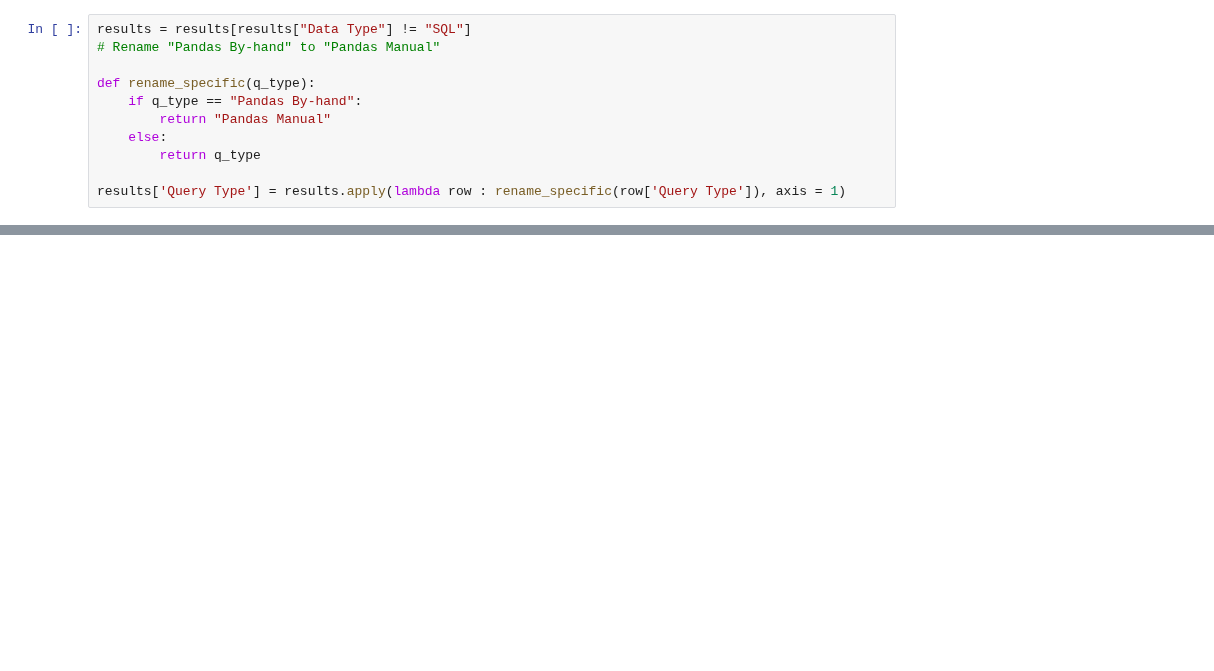
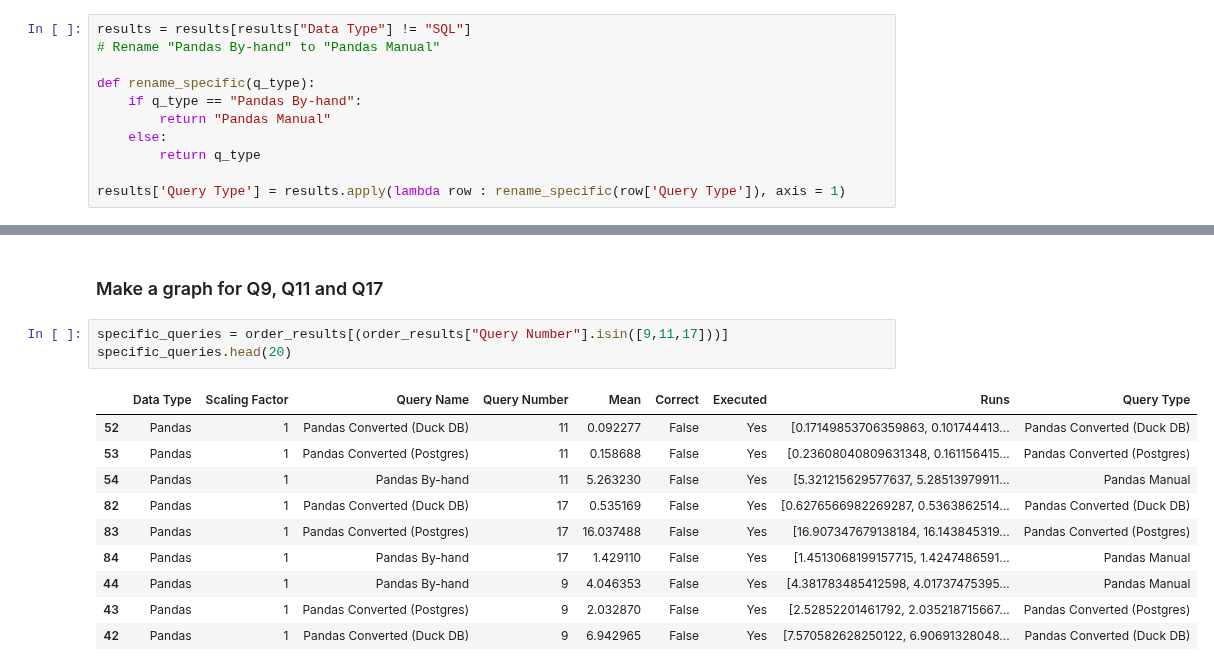
Before and after one commit to groegercesg/QueryBridge, a Jupyter notebook: benchmarking/hand_analysis.ipynb, the cells around one changed output, grey strips where cells are left out. Drawn from its saved outputs; the diff is of its cells as text; blank space fills up the shorter version.

```diff
--- a/benchmarking/hand_analysis.ipynb
+++ b/benchmarking/hand_analysis.ipynb
@@ -140,0 +143,16 @@ group_results
+# %% [markdown]
+### Make a graph for Q9, Q11 and Q17
+# %%
+specific_queries = order_results[(order_results["Query Number"].isin([9,11,17]))]
+specific_queries.head(20)
+# %% [output]
+|  | Data Type | Scaling Factor | Query Name | Query Number | Mean | Correct | Executed | Runs | Query Type |
+| 52 | Pandas | 1 | Pandas Converted (Duck DB) | 11 | 0.092277 | False | Yes | [0.17149853706359863, 0.101744413... | Pandas Converted (Duck DB) |
+| 53 | Pandas | 1 | Pandas Converted (Postgres) | 11 | 0.158688 | False | Yes | [0.23608040809631348, 0.161156415... | Pandas Converted (Postgres) |
+| 54 | Pandas | 1 | Pandas By-hand | 11 | 5.263230 | False | Yes | [5.321215629577637, 5.28513979911... | Pandas Manual |
+| 82 | Pandas | 1 | Pandas Converted (Duck DB) | 17 | 0.535169 | False | Yes | [0.6276566982269287, 0.5363862514... | Pandas Converted (Duck DB) |
+| 83 | Pandas | 1 | Pandas Converted (Postgres) | 17 | 16.037488 | False | Yes | [16.907347679138184, 16.143845319... | Pandas Converted (Postgres) |
+| 84 | Pandas | 1 | Pandas By-hand | 17 | 1.429110 | False | Yes | [1.4513068199157715, 1.4247486591... | Pandas Manual |
+| 44 | Pandas | 1 | Pandas By-hand | 9 | 4.046353 | False | Yes | [4.381783485412598, 4.01737475395... | Pandas Manual |
+| 43 | Pandas | 1 | Pandas Converted (Postgres) | 9 | 2.032870 | False | Yes | [2.52852201461792, 2.035218715667... | Pandas Converted (Postgres) |
+| 42 | Pandas | 1 | Pandas Converted (Duck DB) | 9 | 6.942965 | False | Yes | [7.570582628250122, 6.90691328048... | Pandas Converted (Duck DB) |
```
Also changed, not shown: parts of 6 cells of this notebook, 5 other files.
